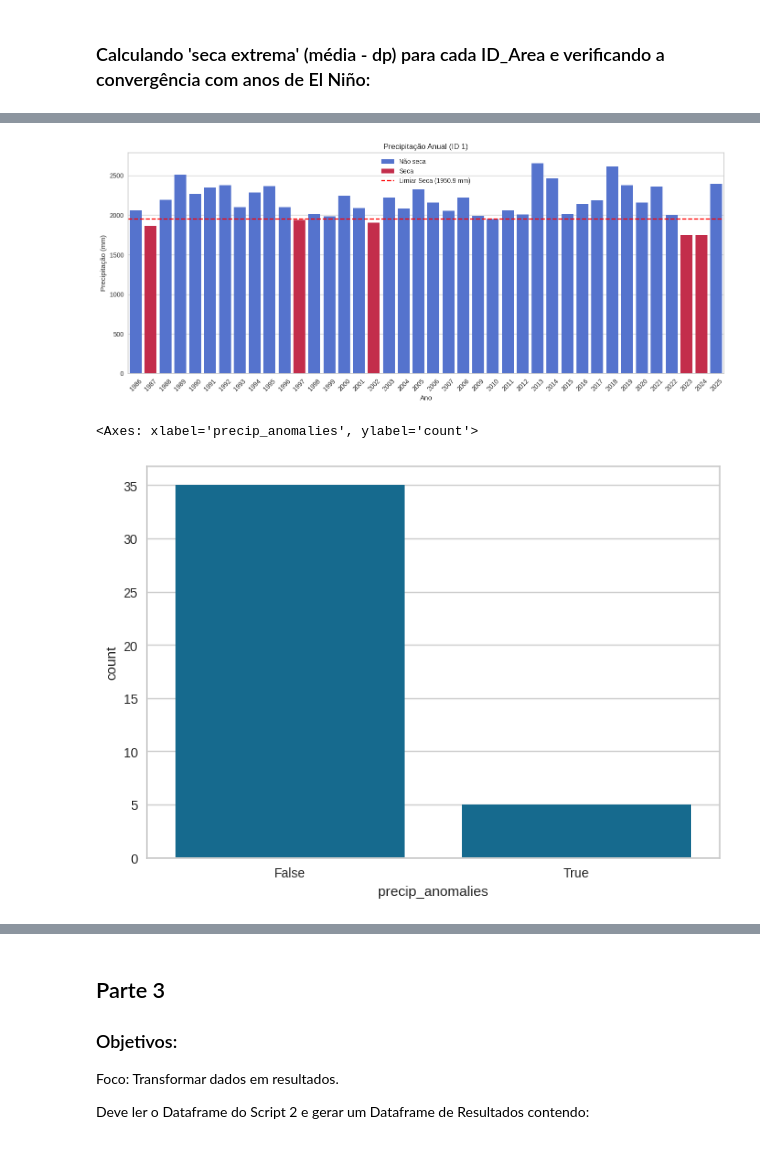
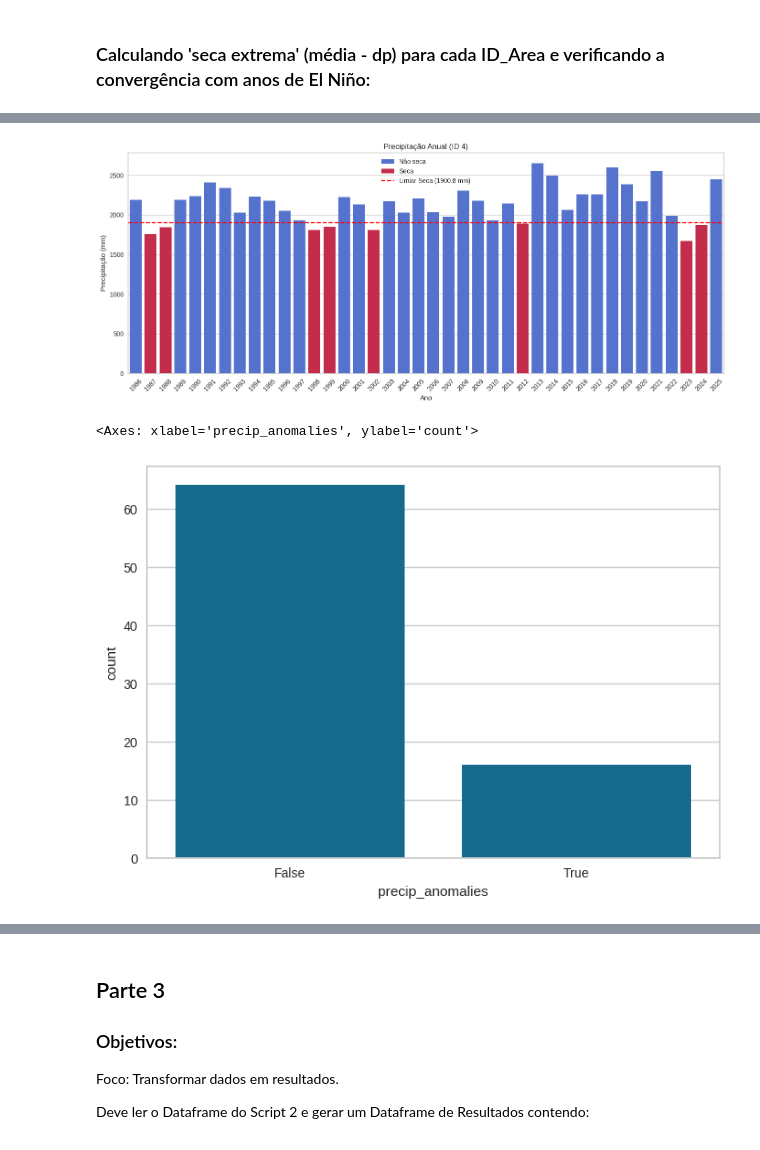
Before and after one commit to GuilhermeFernandez/climate_resilient_pastures, a Jupyter notebook: Esboco_Projeto.ipynb, the cells around one changed output, grey strips where cells are left out. Cells and saved outputs as stored; diff of their text form; code cells hidden in the pictures.

```diff
--- a/Esboco_Projeto.ipynb
+++ b/Esboco_Projeto.ipynb
@@ -51,37 +48,42 @@ files = [f for f in os.listdir(path) if f.endswith('.shp')]
+# %%
+base_path = '/content/drive/MyDrive/Faculdade/MESTRADO/Projeto/Projeto_Dados/'
 # %% [markdown]
 ### Extraindo geometrias dos shapefiles no diretório
 # %%
 gdfs = []
 
-for file in files:
-    full_path = os.path.join(path, file)
-    try:
-        gdf_temp = gpd.read_file(full_path)
-        gdfs.append(gdf_temp)
-    except Exception as e:
-        print(f"Erro ao ler {file}: {e}")
+for i in range(0, 81):
+    folder_path = os.path.join(base_path, str(i))
+    if os.path.exists(folder_path):
+        files = [f for f in os.listdir(folder_path) if f.endswith('.shp')]
+
+        for file in files:
+            full_path = os.path.join(folder_path, file)
+            try:
+                gdf_temp = gpd.read_file(full_path)
+                gdfs.append(gdf_temp)
+            except Exception as e:
+                print(f"Erro ao ler {file} na pasta {i}: {e}")
 
 if gdfs:
     gdf = pd.concat(gdfs, ignore_index=True)
 
-    #Ajuste de Projeção para Cálculo de Área:
+    # Ajuste de Projeção para Cálculo de Área (UTM 21S)
     if gdf.crs is None:
-        gdf.set_crs(epsg=32721, inplace=True) # Assumindo UTM 21S se não tiver nada -- já que a área de estudo é no Mato Grosso
+        gdf.set_crs(epsg=32721, inplace=True)
     else:
-        gdf = gdf.to_crs(epsg=32721) # Convertendo para UTM 21S se estiver em outro
+        gdf = gdf.to_crs(epsg=32721)
 
-    #Calculo da área:
+    # Cálculo da área em hectares
     gdf['Area_ha'] = gdf.area / 10000
 
-    #Converte para o CRS final de saída (SIRGAS 2000 Lat/Lon):
+    # Retorna para SIRGAS 2000
     gdf = gdf.to_crs(epsg=4674)
-
-    #Cria o ID para a Área de Estudo e Salva
     gdf['ID_Area'] = gdf.index + 1
 
-    output_file = os.path.join(path, 'study_areas.geojson')
+    output_file = os.path.join(base_path, 'study_areas_combined.geojson')
     gdf.to_file(output_file, driver='GeoJSON')
-    print("Arquivo salvo com sucesso!")
+    print(f"Sucesso! {len(gdfs)} arquivos processados e salvos.")
 else:
-    print("Nenhum arquivo shapefile encontrado.")
+    print("Nenhum shapefile encontrado nas pastas de 0 a 80.")
 # %% [output]
@@ -606,7 +652,7 @@ for index, row in gdf.iterrows():
     crs=img_2m.projection(),
     scale=30
   )
-  mask_pasto_puro = img_30m_frac.lte(0.95) #Mascarando LANDSAT com classificação = 10% cob arbórea
+  mask_pasto_puro = img_30m_frac.lte(0.10) #Mascarando LANDSAT com classificação = 10% cob arbórea
 
   Map = geemap.Map()
   Map.centerObject(geom, 14)
@@ -683,50 +779,50 @@ import matplotlib.pyplot as plt
 
 #Gráfico para visualizar anos considerados anômalos (abaixo da média - std):
 
-N_AREA = 1
+N_AREA = 4
 
 df_plot = df_metricas[df_metricas['ID_Area'] == N_AREA].copy()
-df_plot['Status'] = df_plot['ElNino_anomalies'].replace({False: 'Não seca', True: 'Seca'})
+df_plot['Status'] = df_plot['precip_anomalies'].replace({False: 'Não seca', True: 'Seca'})
 
 mean_precipitation_std = df_plot['precipitation'].mean() - df_plot['precipitation'].std()
 
 plt.figure(figsize=(14, 6))
 p = sns.barplot(
     x='year',
     y='precipitation',
     data=df_plot,
     hue='Status',
     palette={'Não seca': 'royalblue', 'Seca': 'crimson'}
 )
 
 plt.axhline(
     y=mean_precipitation_std,
     color='red',
     linestyle='dashed',
     label=f'Limiar Seca ({mean_precipitation_std:.1f} mm)'
 )
 
 plt.xticks(rotation=45)
 plt.title(f'Precipitação Anual (ID {N_AREA})')
 plt.xlabel('Ano')
 plt.ylabel('Precipitação (mm)')
 plt.legend()
 
 plt.tight_layout()
 plt.savefig('seca.png', dpi=600)
 plt.show()
 # %% [output]
-[figure, old version]
+[figure, new version]
 # %%
 #Countplot mostrando a divergência entre anômalo e "normal" para a área selecionada:
 
-N_AREA = 1
+N_AREA = 4
 mean_precipitation_std = df_metricas[df_metricas['ID_Area'] == N_AREA]['precipitation'].mean() - df_metricas[df_metricas['ID_Area'] == N_AREA]['precipitation'].std()
 
 sns.countplot(data=df_metricas[df_metricas['ID_Area'] == N_AREA], x='precip_anomalies', legend='full')
 # %% [output]
 <Axes: xlabel='precip_anomalies', ylabel='count'>
-[figure, old version]
+[figure, new version]
 # %%
 #Série história NDVI:
 
```
Also changed, not shown: parts of 30 cells of this notebook.
